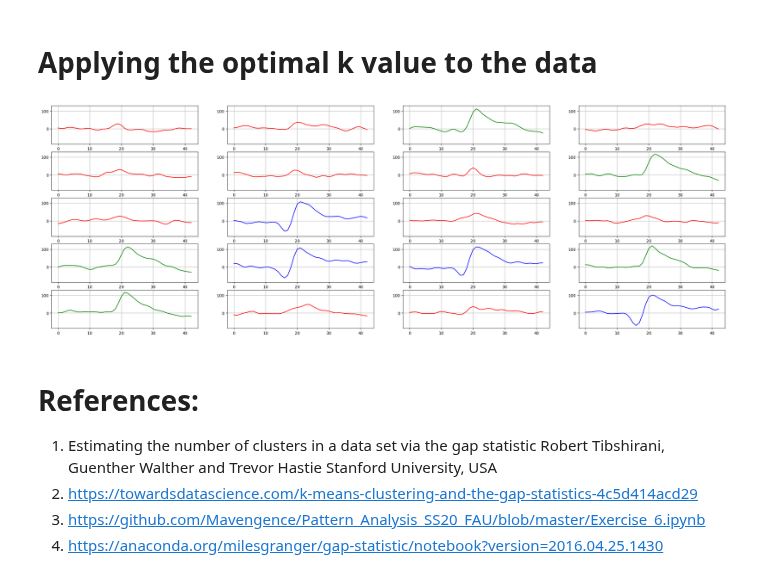
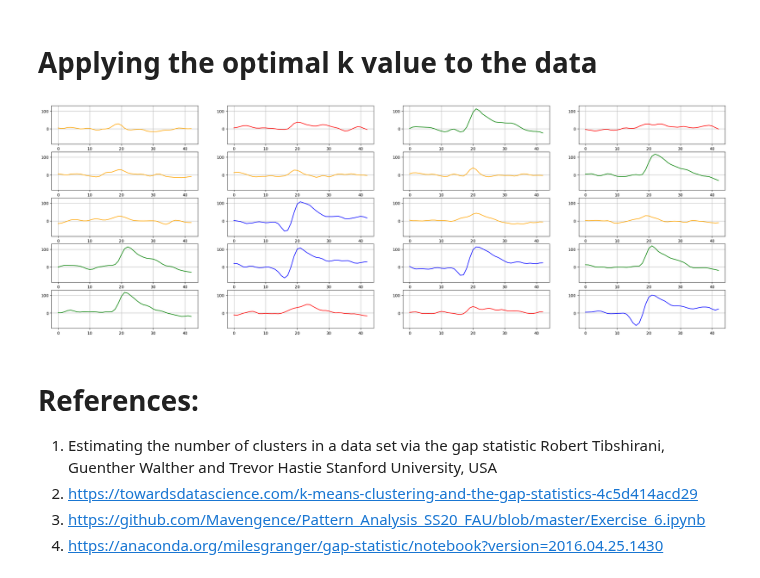
Before and after one commit to PplaysMine/unsupervisedLearning, a Jupyter notebook: gapStatistics.ipynb, the cells around one changed output. Drawn from its saved outputs; the diff is of its cells as text; code cells hidden in the pictures.

```diff
--- a/gapStatistics.ipynb
+++ b/gapStatistics.ipynb
@@ -419,21 +419,21 @@ plt.show()
 # Applying the optimal k value to the data
 # %%
 # apply final clustering algorithm based on optimal number of clusters
-n_clusters = 3
+n_clusters = 4
 kmeans_final = KMeans(n_init=10, n_clusters=n_clusters)
 classes = kmeans_final.fit_predict(spikes)
 colors = ['r', 'g', 'b', 'orange']
 
 # plot first 20 spikes in different colors to see if clustering worked
 plt.figure(figsize=(30, 10))
 for i, spike in enumerate(spikes[:20]):
     plt.subplot(5, 4, i + 1)
     plt.grid()
     plt.ylim(ymin, ymax)
     plt.plot(spike, c=colors[classes[i]])
 plt.show()
 # %% [output]
-[figure, old version]
+[figure, new version]
 # %% [markdown]
 # References:
 1. Estimating the number of clusters in a data set via the gap statistic Robert Tibshirani, Guenther Walther and Trevor Hastie Stanford University, USA
```
Also changed, not shown: parts of 1 cell of this notebook.
